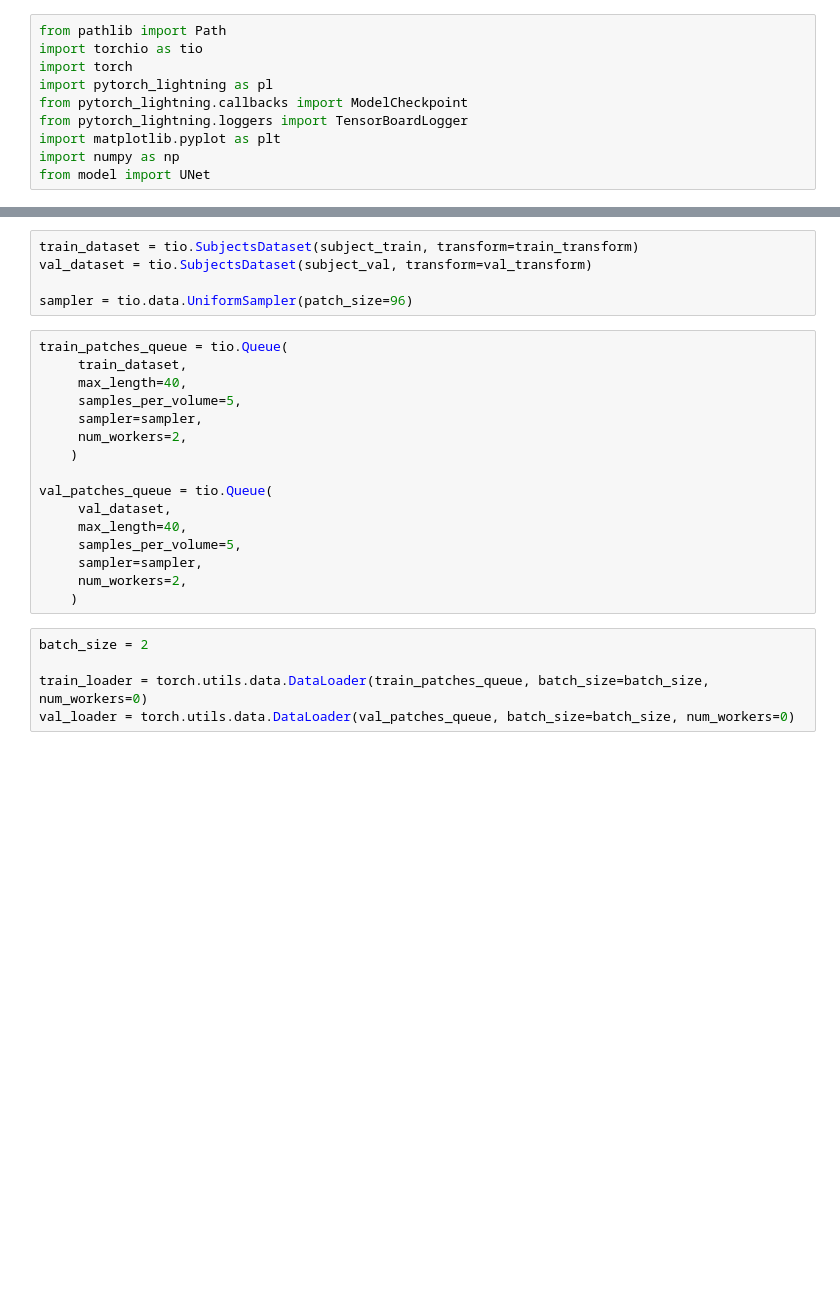
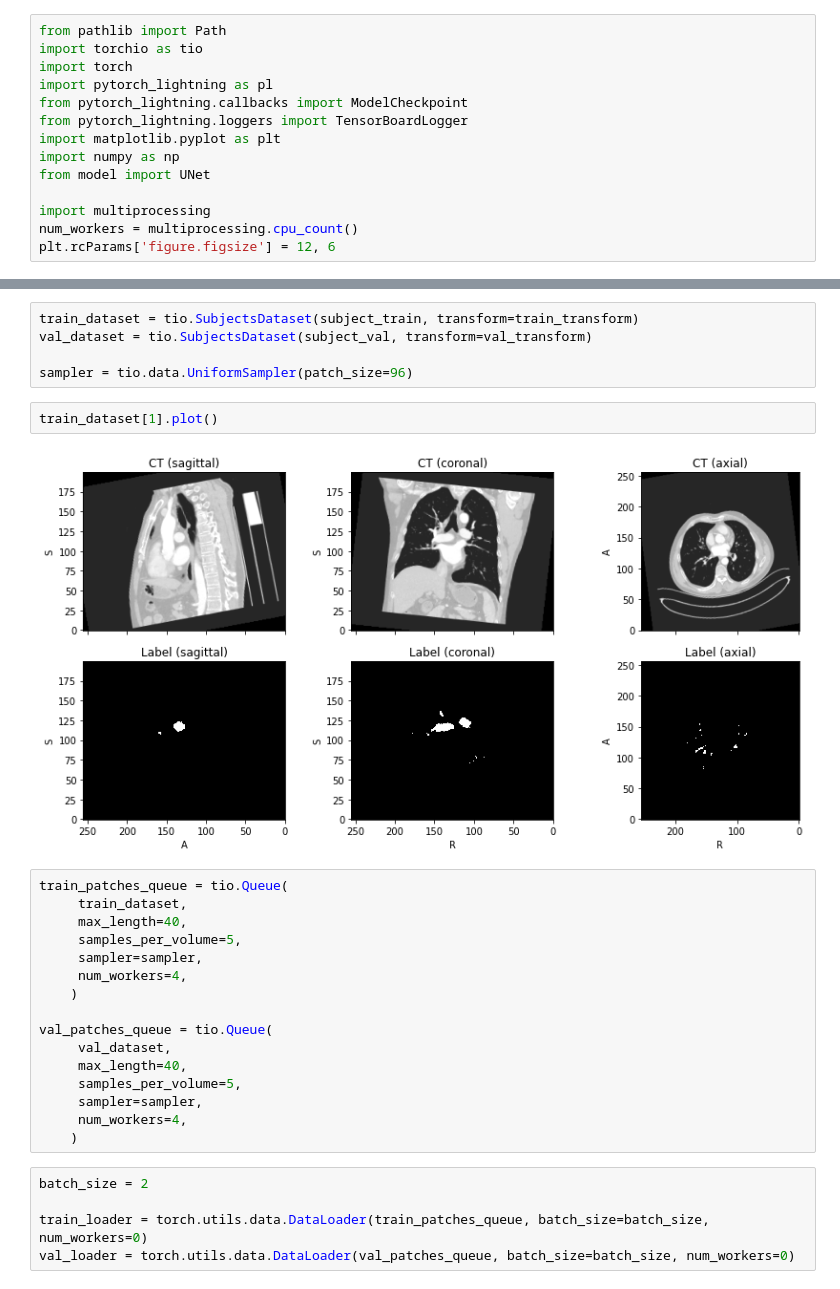
Before and after one commit to akansh12/parse2022, a Jupyter notebook: notebooks/Train(baseline).ipynb, the cells around one changed output, grey strips where cells are left out. Saved outputs shown, nothing was run; the diff lists cells and outputs as text; blank space fills up the shorter version.

```diff
--- a/notebooks/Train(baseline).ipynb
+++ b/notebooks/Train(baseline).ipynb
@@ -8,6 +8,10 @@ from pytorch_lightning.loggers import TensorBoardLogger
 import matplotlib.pyplot as plt
 import numpy as np
 from model import UNet
+
+import multiprocessing
+num_workers = multiprocessing.cpu_count()
+plt.rcParams['figure.figsize'] = 12, 6
 # %%
 #helper
 def change_img_to_label_path(path):
@@ -48,13 +52,17 @@ train_dataset = tio.SubjectsDataset(subject_train, transform=train_transform)
 val_dataset = tio.SubjectsDataset(subject_val, transform=val_transform)
 
 sampler = tio.data.UniformSampler(patch_size=96)
+# %%
+train_dataset[1].plot()
+# %% [output]
+[figure, added]
 # %%
 train_patches_queue = tio.Queue(
      train_dataset,
      max_length=40,
      samples_per_volume=5,
      sampler=sampler,
-     num_workers=2,
+     num_workers=4,
     )
 
 val_patches_queue = tio.Queue(
@@ -62,7 +70,7 @@ val_patches_queue = tio.Queue(
      max_length=40,
      samples_per_volume=5,
      sampler=sampler,
-     num_workers=2,
+     num_workers=4,
     )
 # %%
 batch_size = 2
```
Also changed, not shown: parts of 3 cells of this notebook, 6 other files.
